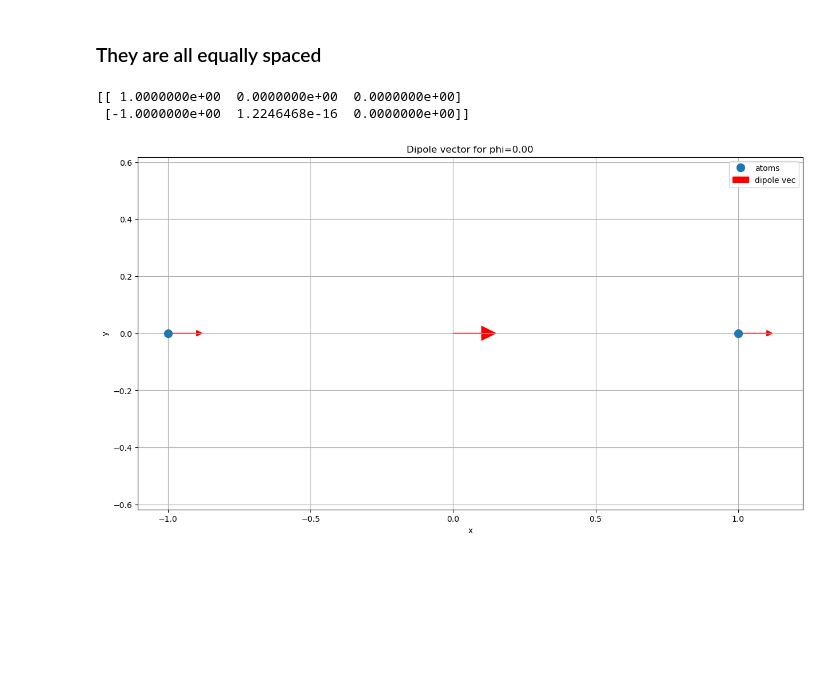
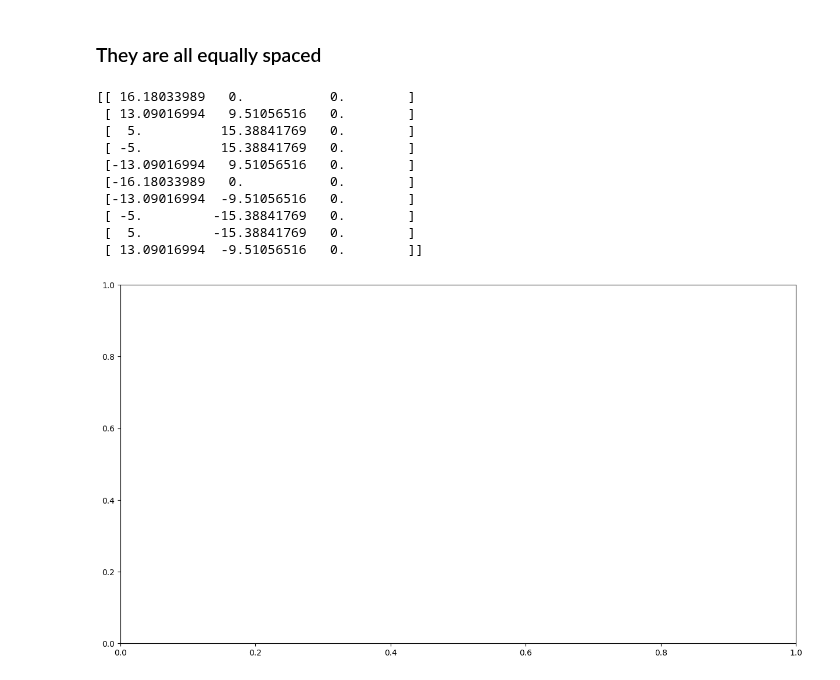
Before and after one commit to LBPhysics/GIT_Code_BA, a Jupyter notebook: Continuation/Qutip/Qutip_N_atoms - Kopie.ipynb, the cells around one changed output. Cells and saved outputs as stored; diff of their text form; code cells hidden in the pictures; blank space fills up the shorter version.

```diff
--- a/Continuation/Qutip/Qutip_N_atoms - Kopie.ipynb
+++ b/Continuation/Qutip/Qutip_N_atoms - Kopie.ipynb
@@ -12,38 +12,36 @@ save_path = r'C:\Users\leopo\OneDrive - UT Cloud\Uni\Semester_8\BA_mit_Git\BA_Pl
 os.makedirs(os.path.dirname(save_path), exist_ok=True)
 # %%
 ########################################                 Define constants                   #############################################
-N = 2
+N = 10
+fixed_lam   = 1
 
 x_0      = 0.2
 x_max    = 0.6
 x_size   = 1
 
 phi_0    = 0
-phi_max  = 2 * np.pi / 2
-phi_size = 2 # must be even
+phi_max  = 2 * np.pi / N
+phi_size = 50
 
 t_max    = 40
 t_size   = 100
 
-fixed_dist  = 1
-fixed_d_hat = np.array([1, 1, 1]) / np.sqrt(3)
+fixed_dist  = 1 * fixed_lam
+
+fixed_phi   = 0
 fixed_gamma = 1
-fixed_dist  = 1
+fixed_dist  = 0.2
 
 ########################################################################################################################
 times  = np.linspace(0, t_max, t_size) * fixed_gamma
+dists  = np.linspace(x_0, x_max, x_size) * fixed_lam
 phis   = np.linspace(phi_0, phi_max, phi_size)
-dists  = np.linspace(x_0, x_max, x_size)
-#g_0      = 0.05
-#g_max    = 1
-#g_size   = 1
-#gammas = np.linspace(g_0, g_max, x_size)
 # %%
 ########################################               define the geometry                 #############################################
-def dipole_vector(phi: float):
-    """Returns the dipole vector given its magnitude and direction angle phi."""
-    phi = np.array([np.cos(phi), np.sin(phi), 0])
-    return (phi / np.linalg.norm(phi))
+def dipole_vector(phi = fixed_phi):
+    """Returns the dipole vector given its orientation by angle phi."""
+    dipole = np.array([np.cos(phi), np.sin(phi), 0])
+    return dipole
 
 d_hats = np.array([dipole_vector(phi) for phi in phis])
 
@@ -54,51 +52,55 @@ def z_rotation(angle):
         [0, 0, 1]
     ])
 
-def atom_positions(distance = fixed_dist,
-                   N = N):
-
+def atom_positions(distance = fixed_dist, N = N):
     Pos = np.zeros((N, 3))
-
     mu = 2 * np.pi / N
     radius = distance / 2 / np.sin(np.pi / N)
     helper = np.array([radius, 0, 0])
     for i in range(N):
         rotation_matrix = np.linalg.matrix_power(z_rotation(mu), i)
         Pos[i] = np.matmul(rotation_matrix, helper)
-
     return Pos
 
 positions = atom_positions(N)
 print(positions)
 
 # Find the highest x_value
 max_x = np.max(positions[:, 0])
 scale = 0.1 * max_x
 # Plot the atom positions
 fig, ax = plt.subplots(figsize=(15, 8))
 def update(frame):
     ax.clear()
     d_hat = d_hats[frame]
     ax.plot(positions[:, 0], positions[:, 1], 'o', markersize=10, label='atoms')
     ax.arrow(0, 0, d_hat[0] * scale, d_hat[1] * scale,
              head_width=0.5*scale, head_length=0.5*scale, fc='r', ec='r', label='dipole vec')
     for i, position in enumerate(positions):
         ax.arrow(position[0], position[1], d_hat[0] * scale, d_hat[1] * scale,
                  head_width=0.2*scale, head_length=0.2*scale, fc='r', ec='r')
     ax.set_xlabel('x')
     ax.set_ylabel('y')
     ax.grid(True)
     ax.legend()
     ax.axis('equal')
     ax.set_title(f'Dipole vector for phi={phis[frame]:.2f}')
 
 # Create the animation
-ani = FuncAnimation(fig, update, frames=phi_size, repeat=False)
+#ani = FuncAnimation(fig, update, frames=phi_size, repeat=False)
 #ani.save(save_path + f'/N={N}_dipole_vector_movement.gif', writer='pillow', fps=10)
 #plt.show()
 # %% [output]
-[[ 1.0000000e+00  0.0000000e+00  0.0000000e+00]
- [-1.0000000e+00  1.2246468e-16  0.0000000e+00]]
+[[ 16.18033989   0.           0.        ]
+ [ 13.09016994   9.51056516   0.        ]
+ [  5.          15.38841769   0.        ]
+ [ -5.          15.38841769   0.        ]
+ [-13.09016994   9.51056516   0.        ]
+ [-16.18033989   0.           0.        ]
+ [-13.09016994  -9.51056516   0.        ]
+ [ -5.         -15.38841769   0.        ]
+ [  5.         -15.38841769   0.        ]
+ [ 13.09016994  -9.51056516   0.        ]]
-[figure, old version]
+[figure, new version]
 # %%
 ########################################             create the Hamiltonean                 #################################################
```
Also changed, not shown: parts of 13 cells of this notebook, 1 other file.
